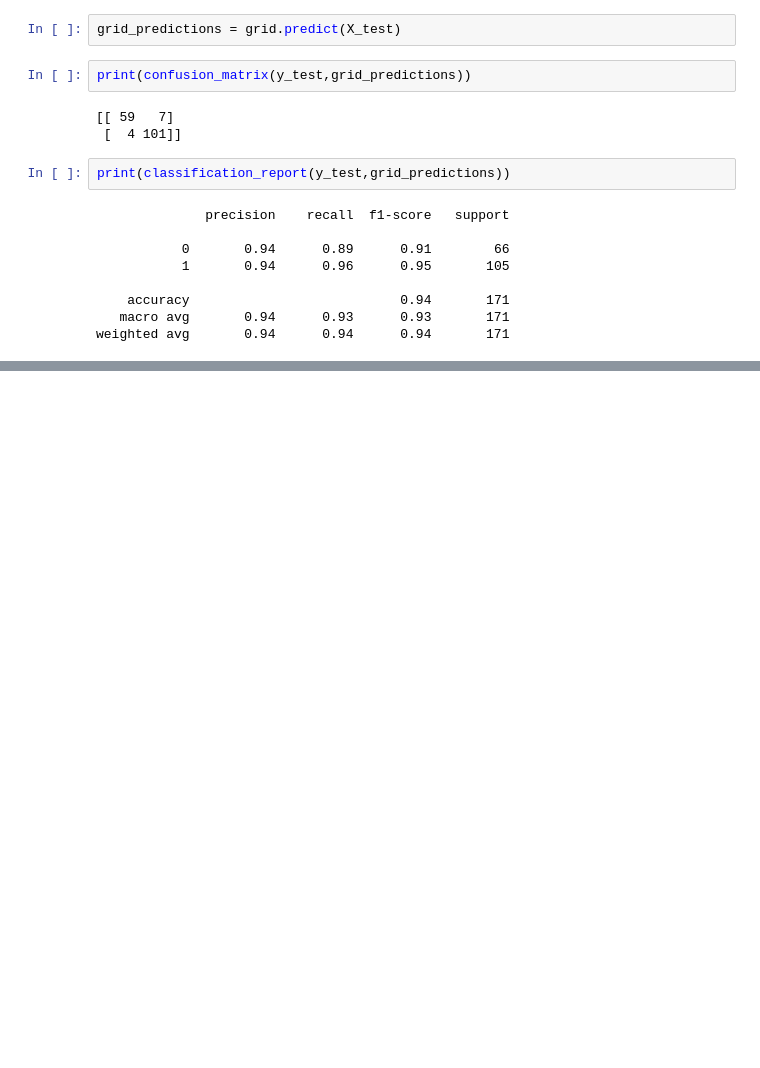
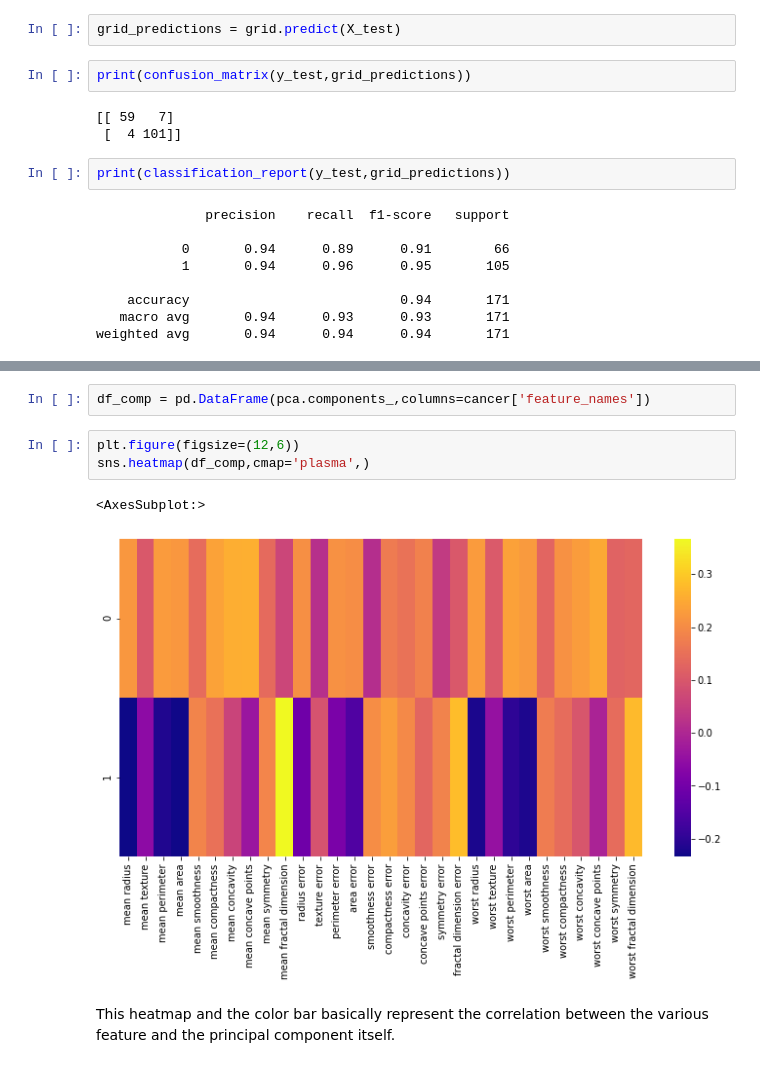
Before and after one commit to SARAGHOTB/Machine_Learning_Projects, a Jupyter notebook: Breast Cancer /Support_Vector_Machine.ipynb, the cells around one changed output, grey strips where cells are left out. Drawn from its saved outputs; the diff is of its cells as text; blank space fills up the shorter version.

```diff
--- a/Breast Cancer /Support_Vector_Machine.ipynb
+++ b/Breast Cancer /Support_Vector_Machine.ipynb
@@ -272,0 +335,10 @@ weighted avg       0.94      0.94      0.94       171
+# %%
+df_comp = pd.DataFrame(pca.components_,columns=cancer['feature_names'])
+# %%
+plt.figure(figsize=(12,6))
+sns.heatmap(df_comp,cmap='plasma',)
+# %% [output]
+<AxesSubplot:>
+[figure, added]
+# %% [markdown]
+This heatmap and the color bar basically represent the correlation between the various feature and the principal component itself.
```
Also changed, not shown: parts of 16 cells of this notebook.
